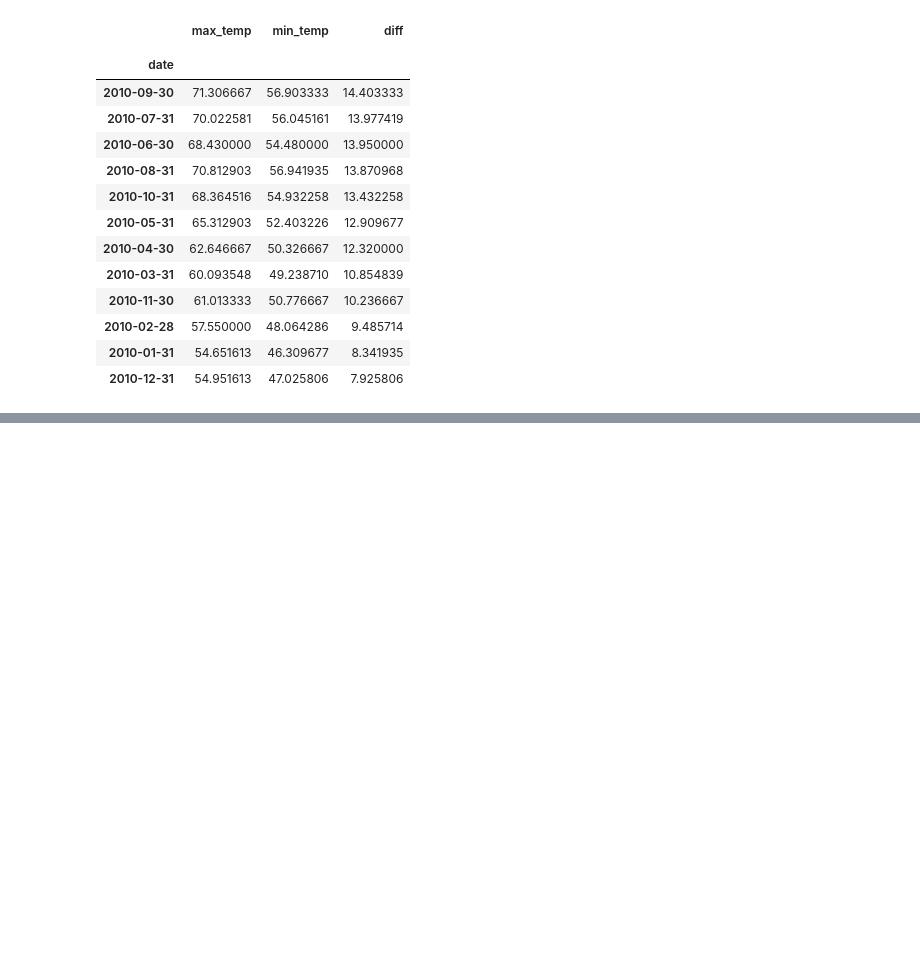
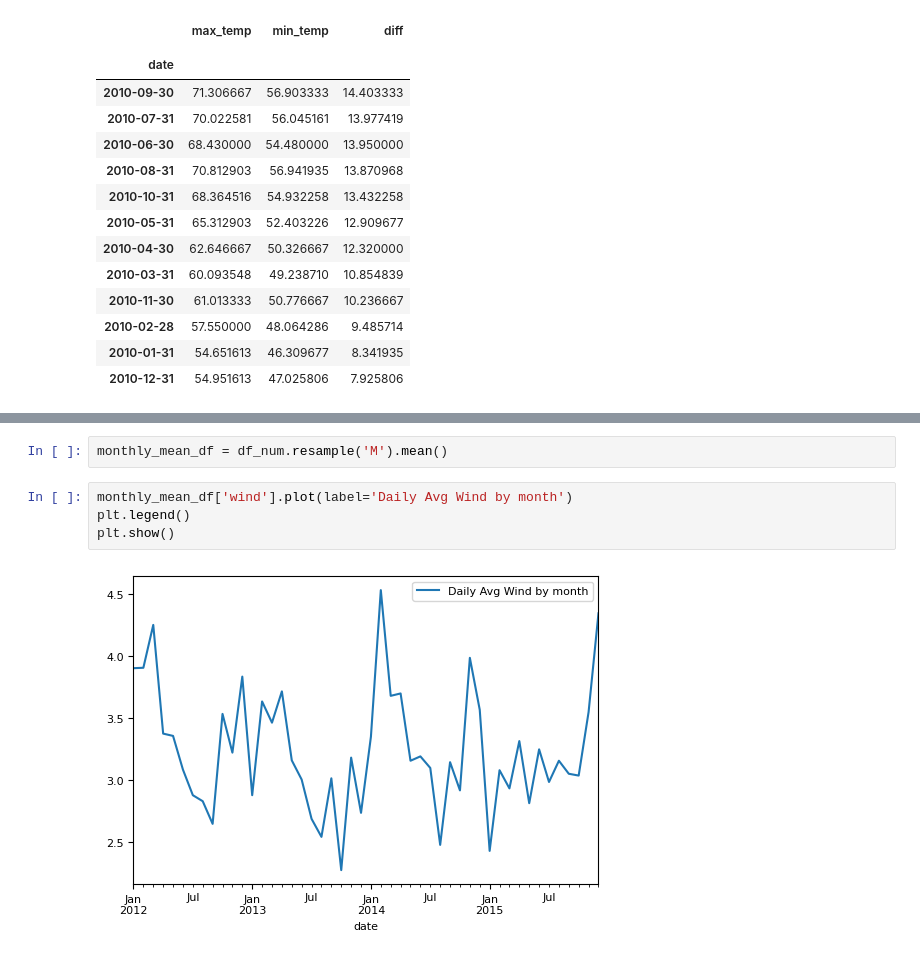
Before and after one commit to RichardAlcabes22/time-series-exercises, a Jupyter notebook: working_w_time_series_data.ipynb, the cells around one changed output, grey strips where cells are left out. Cells and saved outputs as stored; diff of their text form; blank space fills up the shorter version.

```diff
--- a/working_w_time_series_data.ipynb
+++ b/working_w_time_series_data.ipynb
@@ -207,0 +313,8 @@ daily_diff_by_month.sort_values(['diff'],ascending=False) # Sept greatest daily
+# %%
+monthly_mean_df = df_num.resample('M').mean()
+# %%
+monthly_mean_df['wind'].plot(label='Daily Avg Wind by month')
+plt.legend()
+plt.show()
+# %% [output]
+[figure, added]
```
Also changed, not shown: parts of 52 cells of this notebook.
